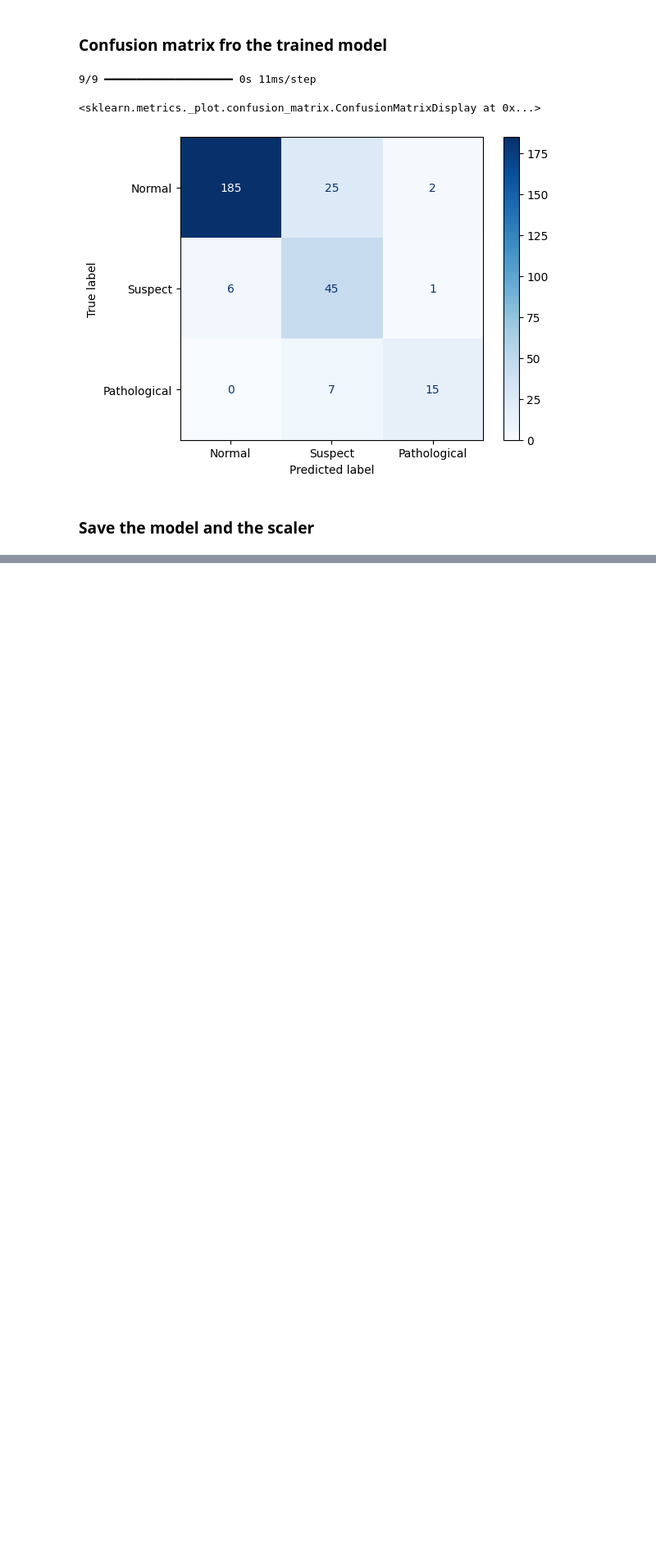
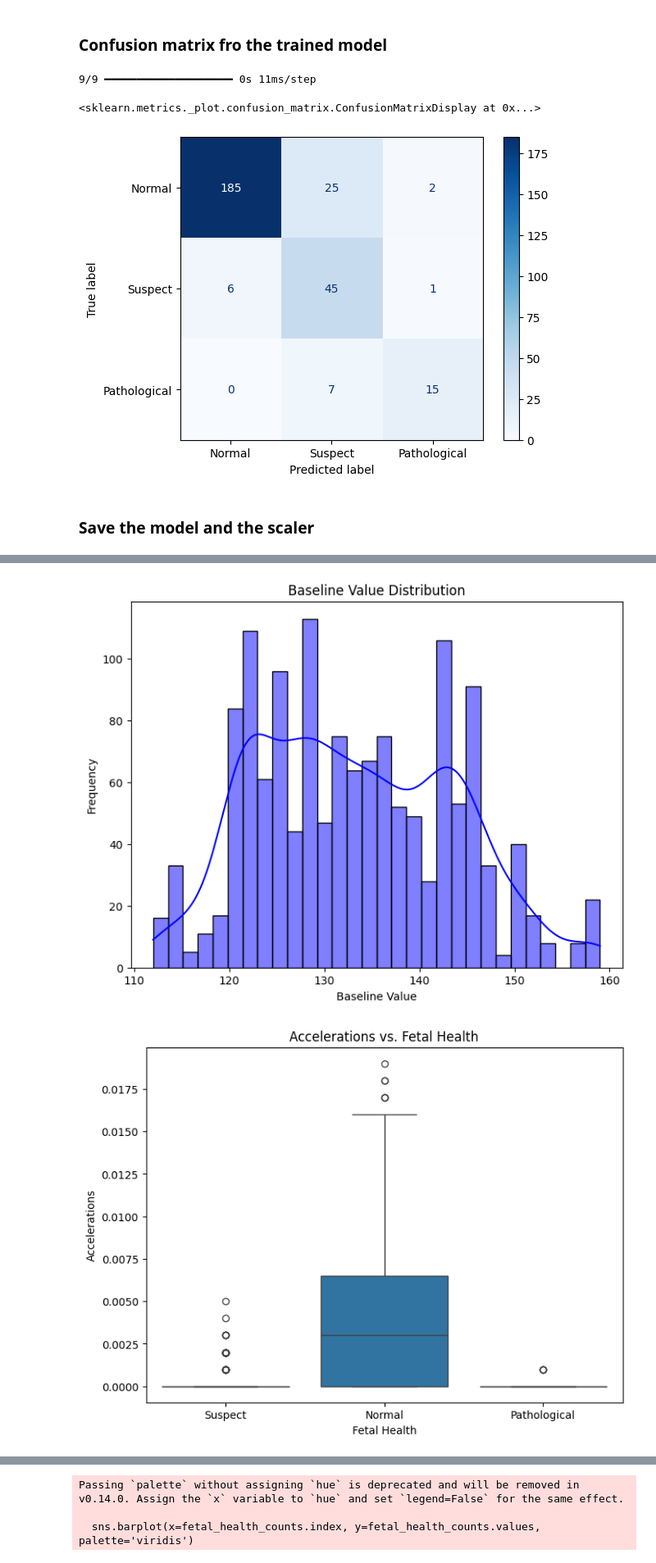
Before and after one commit to DimitriKwihangana/MediStat, a Jupyter notebook: notebook/main.ipynb, the cells around one changed output, grey strips where cells are left out. Shown: that part at 82% size. Cells and saved outputs as stored; diff of their text form; code cells hidden in the pictures; blank space fills up the shorter version.

Commit message:
cors and visuals

```diff
--- a/notebook/main.ipynb
+++ b/notebook/main.ipynb
@@ -282,0 +285,58 @@ with open("scaler.pkl", "wb") as scaler_file:
+# %%
+# Create a mapping for fetal health
+fetal_health_mapping = {1: 'Normal', 2: 'Suspect', 3: 'Pathological'}
+
+# Replace the numeric values with their corresponding labels
+visualdata['fetal_health'] = visualdata['fetal_health'].map(fetal_health_mapping)
+
+# 1. Baseline Value Distribution
+plt.figure(figsize=(8, 6))
+sns.histplot(visualdata['baseline value'], kde=True, bins=30, color='blue')
+plt.title('Baseline Value Distribution')
+plt.xlabel('Baseline Value')
+plt.ylabel('Frequency')
+plt.show()
+
+# 2. Accelerations vs. Fetal Health
+plt.figure(figsize=(8, 6))
+sns.boxplot(x='fetal_health', y='accelerations', data=visualdata)
+plt.title('Accelerations vs. Fetal Health')
+plt.xlabel('Fetal Health')
+plt.ylabel('Accelerations')
+plt.show()
+
+# 3. Histogram Width vs. Fetal Health
+plt.figure(figsize=(8, 6))
+sns.boxplot(x='fetal_health', y='histogram_width', data=visualdata)
+plt.title('Histogram Width vs. Fetal Health')
+plt.xlabel('Fetal Health')
+plt.ylabel('Histogram Width')
+plt.show()
+
+# 4. Mean Short-term Variability
+plt.figure(figsize=(8, 6))
+sns.histplot(visualdata['mean_value_of_short_term_variability'], kde=True, bins=30, color='green')
+plt.title('Mean Short-term Variability')
+plt.xlabel('Mean Value of Short-term Variability')
+plt.ylabel('Frequency')
+plt.show()
+
+# 5. Fetal Health Counts
+plt.figure(figsize=(8, 6))
+fetal_health_counts = visualdata['fetal_health'].value_counts()
+sns.barplot(x=fetal_health_counts.index, y=fetal_health_counts.values, palette='viridis')
+plt.title('Fetal Health Counts')
+plt.xlabel('Fetal Health')
+plt.ylabel('Counts')
+plt.show()
+
+# 6. Histogram Max vs. Histogram Min
+plt.figure(figsize=(8, 6))
+plt.scatter(visualdata['histogram_max'], visualdata['histogram_min'], alpha=0.6, c='purple')
+plt.title('Histogram Max vs. Histogram Min')
+plt.xlabel('Histogram Max')
+plt.ylabel('Histogram Min')
+plt.show()
+# %% [output]
+[figure, added]
+[figure, added]
@@ -282,0 +345,3 @@ with open("scaler.pkl", "wb") as scaler_file:
+Passing `palette` without assigning `hue` is deprecated and will be removed in v0.14.0. Assign the `x` variable to `hue` and set `legend=False` for the same effect.
+
+  sns.barplot(x=fetal_health_counts.index, y=fetal_health_counts.values, palette='viridis')
```
Also changed, not shown: parts of 2 cells of this notebook, 3 other files.
